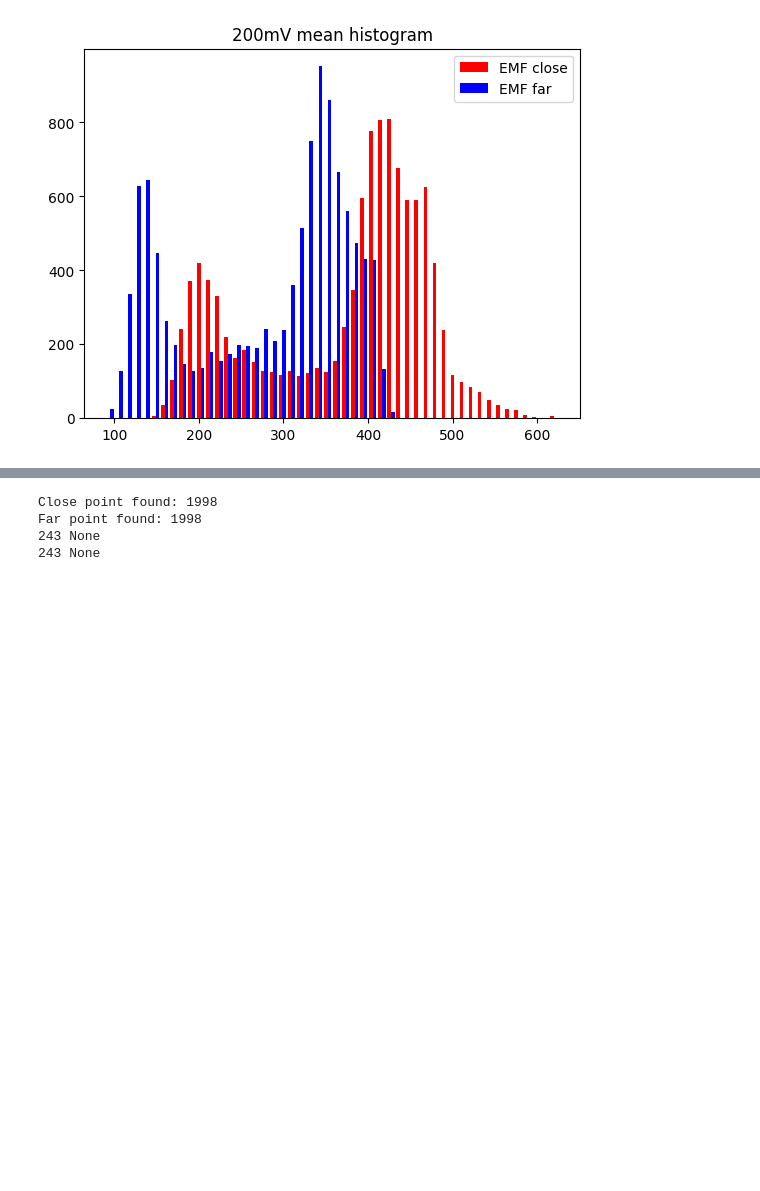
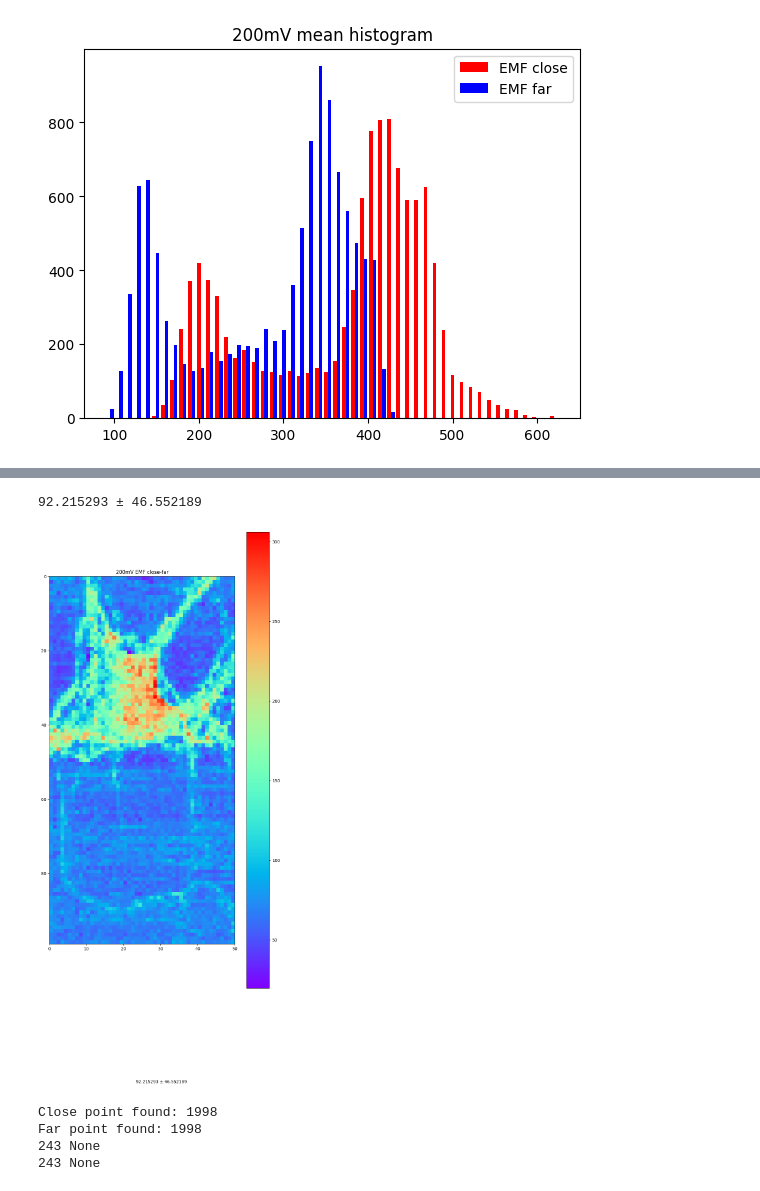
Before and after one commit to CalebThian/EMF_detection, a Jupyter notebook: 20241029_Main.ipynb, the cells around one changed output, grey strips where cells are left out. Saved outputs shown, nothing was run; the diff lists cells and outputs as text; code cells hidden in the pictures; blank space fills up the shorter version.

```diff
--- a/20241029_Main.ipynb
+++ b/20241029_Main.ipynb
@@ -79,10 +83,14 @@ ValueError: cannot reshape array of size 4950 into shape (99,100)
 # %%
+matrix = mat.copy()
 target = close-far
-target = calculate_mean(target, mat, ignore, extra, dim)
+target = calculate_mean(target, copy.deepcopy(mat), ignore, extra, dim)
 mean = np.mean(target)
 std = np.std(target)
 print(f"%lf ± %lf" %(mean,std))
-plot_colormap(target,title = title_prefix + " EMF close-far“ ,path = fig_save_path)
+plot_colormap(target,title = title_prefix + " EMF close-far" ,path = fig_save_path)
+# %% [output]
+92.215293 ± 46.552189
+[figure, added]
 # %%
 # Calculate on Current
 I_close,I_far,_,_ = findStable_Bias(abf,volt,start_single=start_single,end_single=end_single,channel = 0)
```
Also changed, not shown: parts of 6 cells of this notebook, 3 other files.
